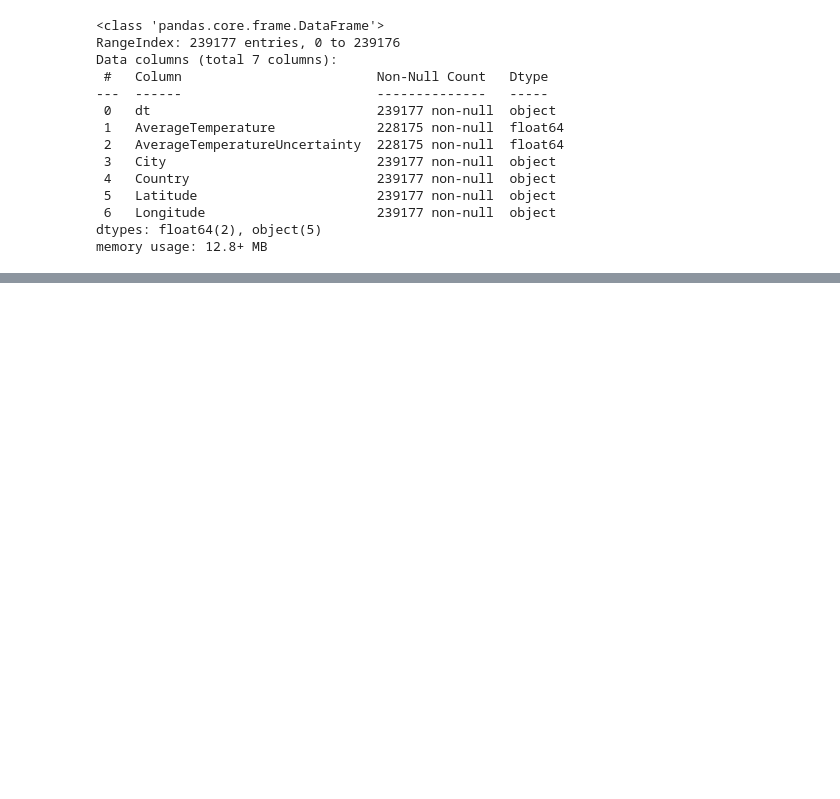
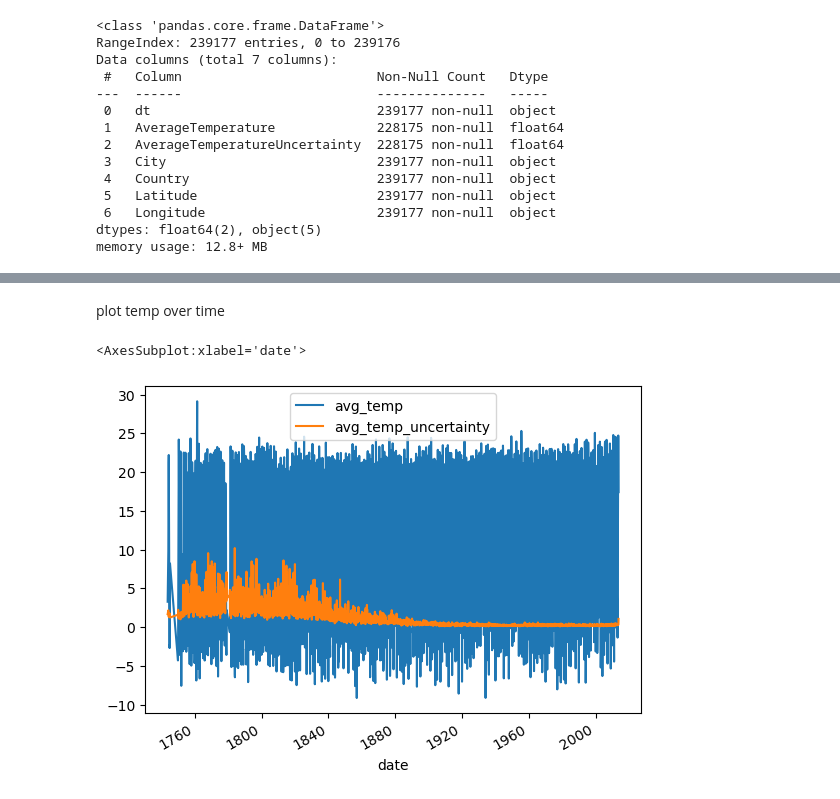
Before and after one commit to stephen-c-perry/time-series-1-day-project, a Jupyter notebook: scratch.ipynb, the cells around one changed output, grey strips where cells are left out. Cells and saved outputs as stored; diff of their text form; code cells hidden in the pictures; blank space fills up the shorter version.

```diff
--- a/scratch.ipynb
+++ b/scratch.ipynb
@@ -96,0 +161,7 @@ AverageTemperature Uncertainty?
+# %% [markdown]
+plot temp over time
+# %%
+df.plot()
+# %% [output]
+<AxesSubplot:xlabel='date'>
+[figure, added]
```
Also changed, not shown: parts of 48 cells of this notebook, 2 other files.
